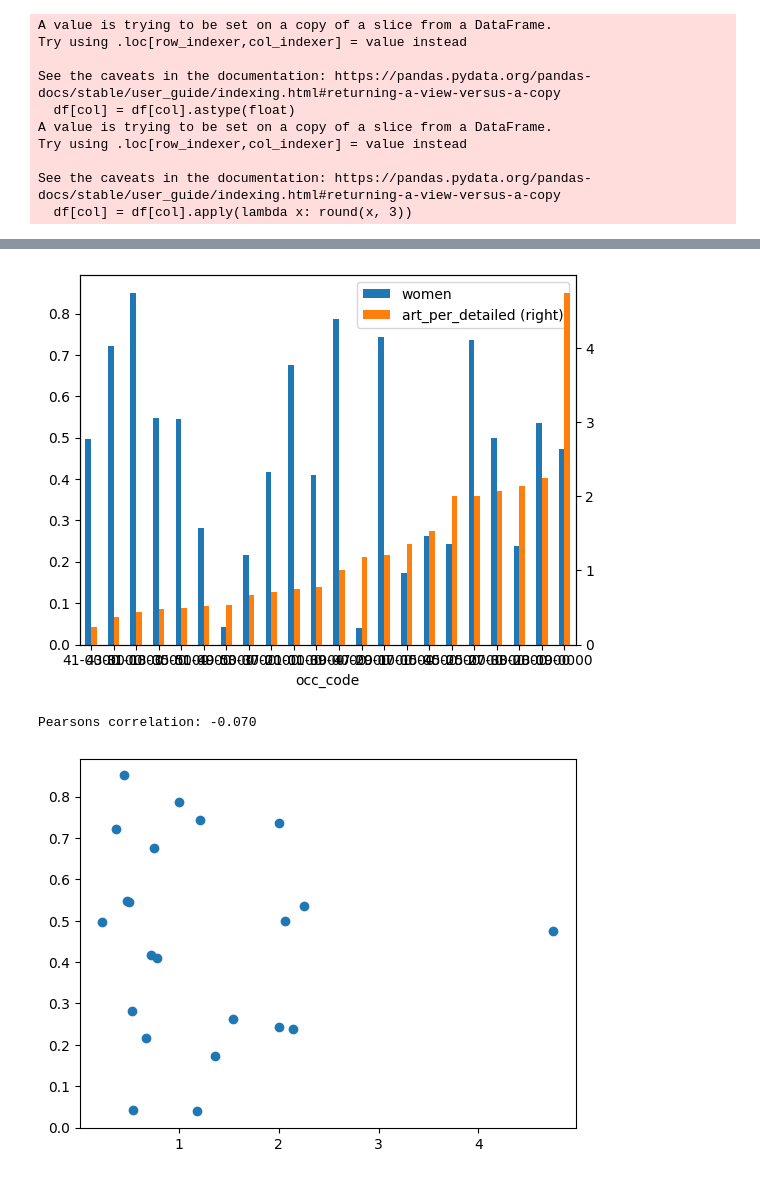
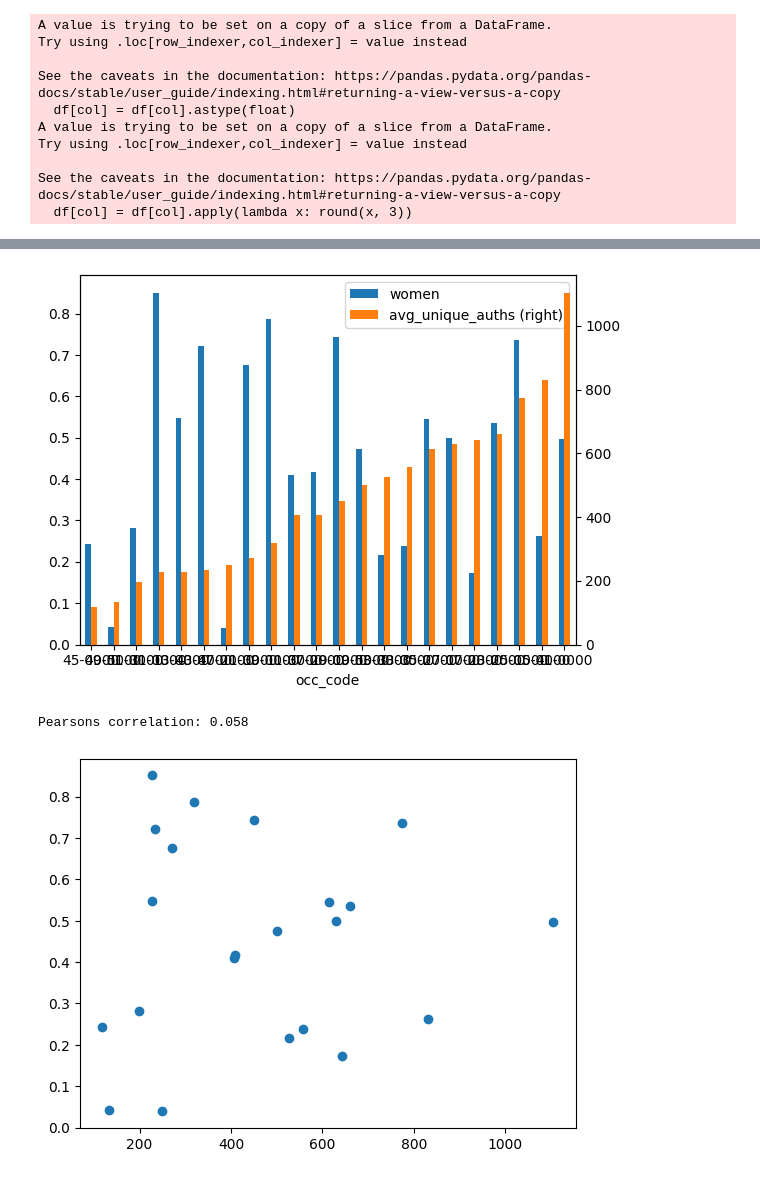
Before and after one commit to digital-scrappy/wikipedia-revisions, a Jupyter notebook: Analysis/gender_race_analysis.ipynb, the cells around one changed output, grey strips where cells are left out. Cells and saved outputs as stored; diff of their text form; code cells hidden in the pictures.

Commit message:
unique authors and avg page length added

```diff
--- a/Analysis/gender_race_analysis.ipynb
+++ b/Analysis/gender_race_analysis.ipynb
@@ -101,38 +77,15 @@ df_major
-# %%
-def amount_detailed(df_all, df_major):
-    amount_of_detailed = []
-    for code in df_major["occ_code"].tolist():
-        sub_df = df_all[df_all['occ_code'].str.contains(str(code)[0:2] + "-")]
-        df_sub_detailed = sub_df.loc[(sub_df["occ_group"] == "detailed")]
-        amount_of_detailed.append(len(df_sub_detailed))
-
-    articles_per_detailed = []
-    for idx, lst in enumerate(df_major["lenient_links"].tolist()):
-        articles_per_detailed.append((len(json.loads(lst))/amount_of_detailed[idx]))
-
-    return articles_per_detailed
-
-def avg_unique_users_page_lengths(df_major):
-    unique_users = []
-    page_lengths = []
-
-    for idx, links_list in enumerate(df_major["lenient_links"].tolist()):
-        revisions = json.loads(df_major.iloc[idx]["lenient_revs"])
-
-        for link in links_list:
-            link_name = link[0]
-
-            # continue here
-
-
-
-    avg_unique_users = []
-    avg_page_lengths = []
 # %%
 articles_per_detailed = amount_detailed(df, df_major)
+unique_auths, page_lengths = avg_unique_auth_page_lengths(df_major)
 
 if "art_per_detailed" not in df_major:
     df_major.insert(4, "art_per_detailed", articles_per_detailed)
 
+if "avg_unique_auths" not in df_major:
+    df_major.insert(6, "avg_unique_auths", unique_auths)
+
+if "avg_page_lengths" not in df_major:
+    df_major.insert(8, "avg_page_lengths", page_lengths)
+
 df_major.head(3)
 # %% [output]
@@ -157,10 +110,10 @@ def viz_scatterplot_correlation(df, target_variable, second_metric):
     plt.scatter(articles, target)
     plt.show()
 # %%
-viz_two_axes(df_major, "women", "art_per_detailed")
+viz_two_axes(df_major, "women", "avg_unique_auths")
 
-viz_scatterplot_correlation(df_major, "women", "art_per_detailed")
+viz_scatterplot_correlation(df_major, "women", "avg_unique_auths")
 # %% [output]
-[figure, old version]
+[figure, new version]
-Pearsons correlation: -0.070
+Pearsons correlation: 0.058
-[figure, old version]
+[figure, new version]
```
Also changed, not shown: parts of 5 cells of this notebook, 1 other file.
